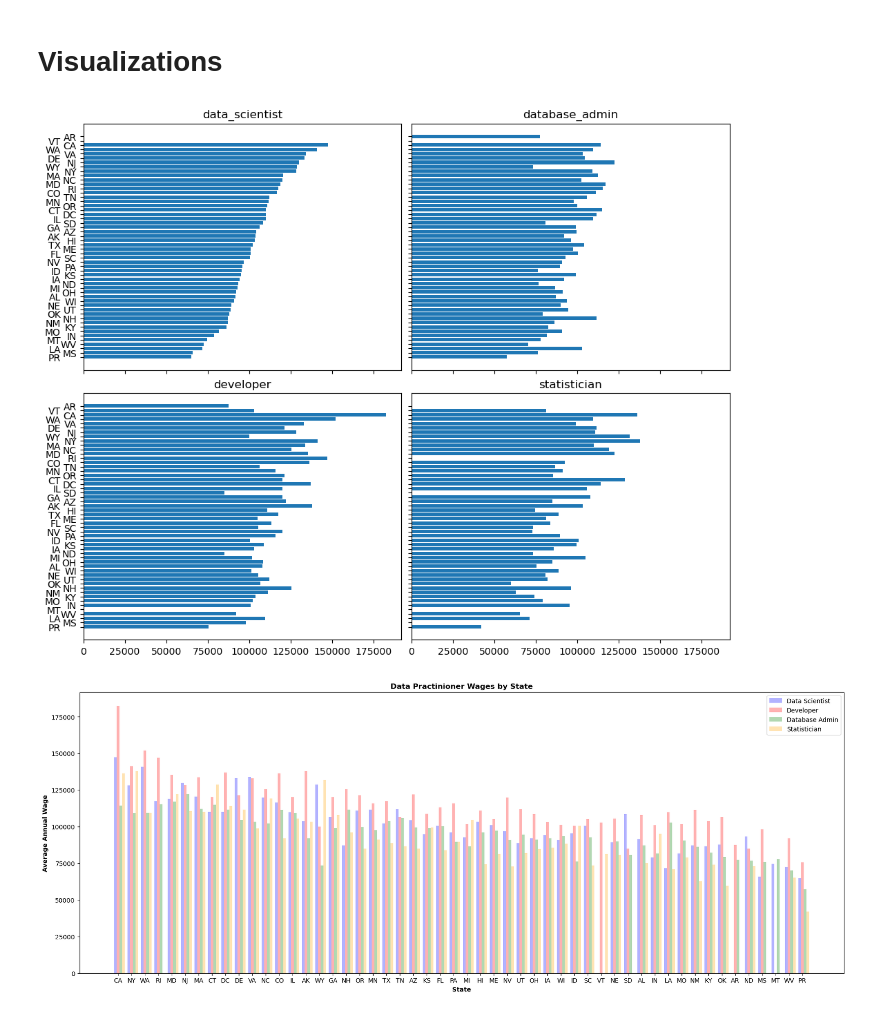
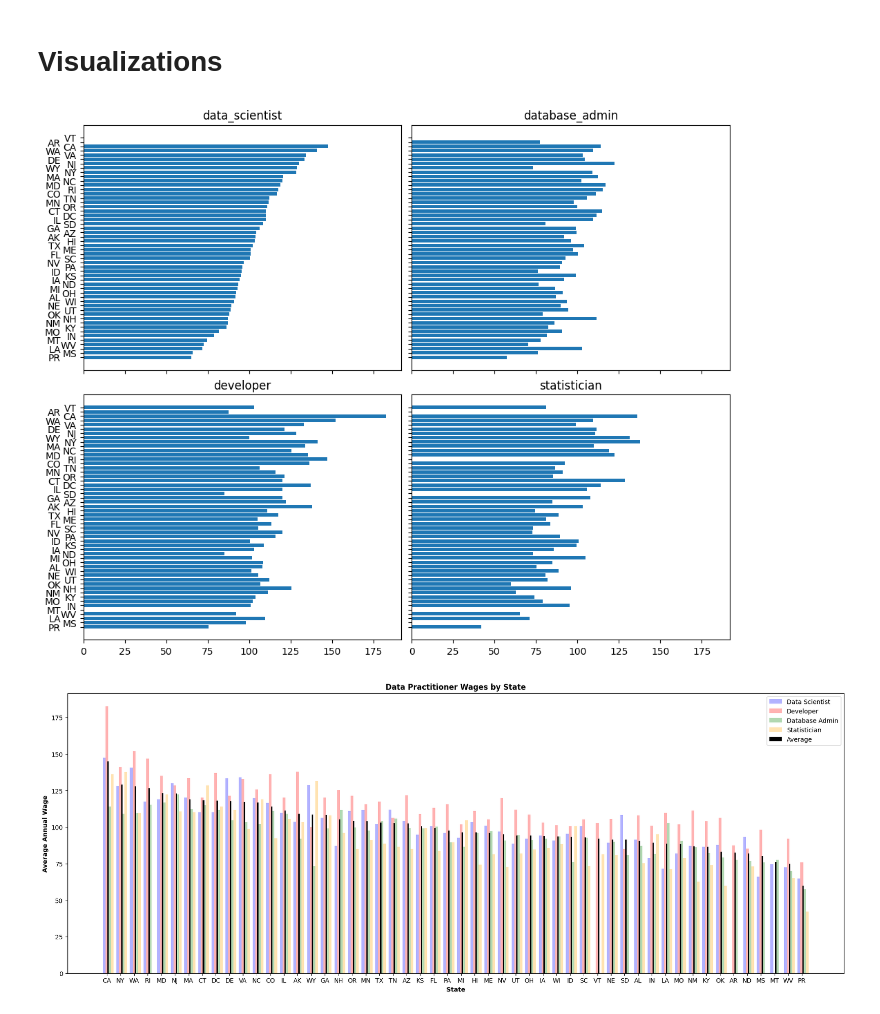
Before and after one commit to kac624/cuny, a Jupyter notebook: D608/story4_KeithC_script.ipynb, the cells around one changed output. Cells and saved outputs as stored; diff of their text form; code cells hidden in the pictures.

```diff
--- a/D608/story4_KeithC_script.ipynb
+++ b/D608/story4_KeithC_script.ipynb
@@ -37,11 +39,13 @@ df = (pd
 
 # Remove codes from states and convert to abbreviations
 df.state = df.state.apply(lambda x: re.sub(r'\(.*\)', '', x))
-df.state = df.state.apply(lambda x: us.states.lookup(x).abbr if x != 'District of Columbia' else 'DC')
+# df.state = df.state.apply(lambda x: us.states.lookup(x).abbr if x != 'District of Columbia' else 'DC')
+df.state = df.state.apply(lambda x: state_abbreviations[x] if x in state_abbreviations else x)
 
-# Convert columns to numeric
+# Convert columns to numeric, in thousands unit
 for col in df.columns[1:]:
     df[col] = pd.to_numeric(df[col], errors='coerce')
+    df[col] = df[col] / 1000
 
 # Add average wage column
 df['avg'] = df.apply(lambda x: x[1:].mean(), axis=1)
@@ -77,37 +81,37 @@ for ax, col in zip(axes.ravel(), df.columns[1:]):
 
 plt.show()
 # %% [output]
-[figure, old version]
+[figure, new version]
 # %%
 df.sort_values(by='avg', ascending=False, inplace=True)
 
 # Setting the positions and width for the bars
 positions = np.arange(len(df.state))  # Position of bars on x-axis
 barWidth = 0.2
 group_spacing = 0.2
 positions = np.arange(len(df.state)) * (4 * barWidth + group_spacing)
 alpha = 0.3
 
 # Set up fig
 plt.figure(figsize=(18, 7), layout='constrained')
 
 # Plotting both groups
 plt.bar(positions - barWidth, df.data_scientist, color='blue', width=barWidth, alpha=alpha, label='Data Scientist')
 plt.bar(positions, df.developer, color='red', width=barWidth, alpha=alpha, label='Developer')
 plt.bar(positions + barWidth, df.database_admin, color='green', width=barWidth, alpha=alpha, label='Database Admin')
 plt.bar(positions + barWidth*2, df.statistician, color='orange', width=barWidth, alpha=alpha, label='Statistician')
-# plt.bar(positions + barWidth/2, df.avg, color='black', width=barWidth-0.1, label='Average')
+plt.bar(positions + barWidth/2, df.avg, color='black', width=barWidth-0.1, label='Average')
 
 # Adding labels
 plt.xlabel('State', fontweight='bold')
 plt.xticks(positions, df.state)
 plt.ylabel('Average Annual Wage', fontweight='bold')
 plt.title('Data Practitioner Wages by State', fontweight='bold')
 
 # Creating legend
 plt.legend(loc='upper right')
 
 # Showing the plot
 plt.show()
 # %% [output]
-[figure, old version]
+[figure, new version]
```
Also changed, not shown: parts of 3 cells of this notebook, 3 other files.
